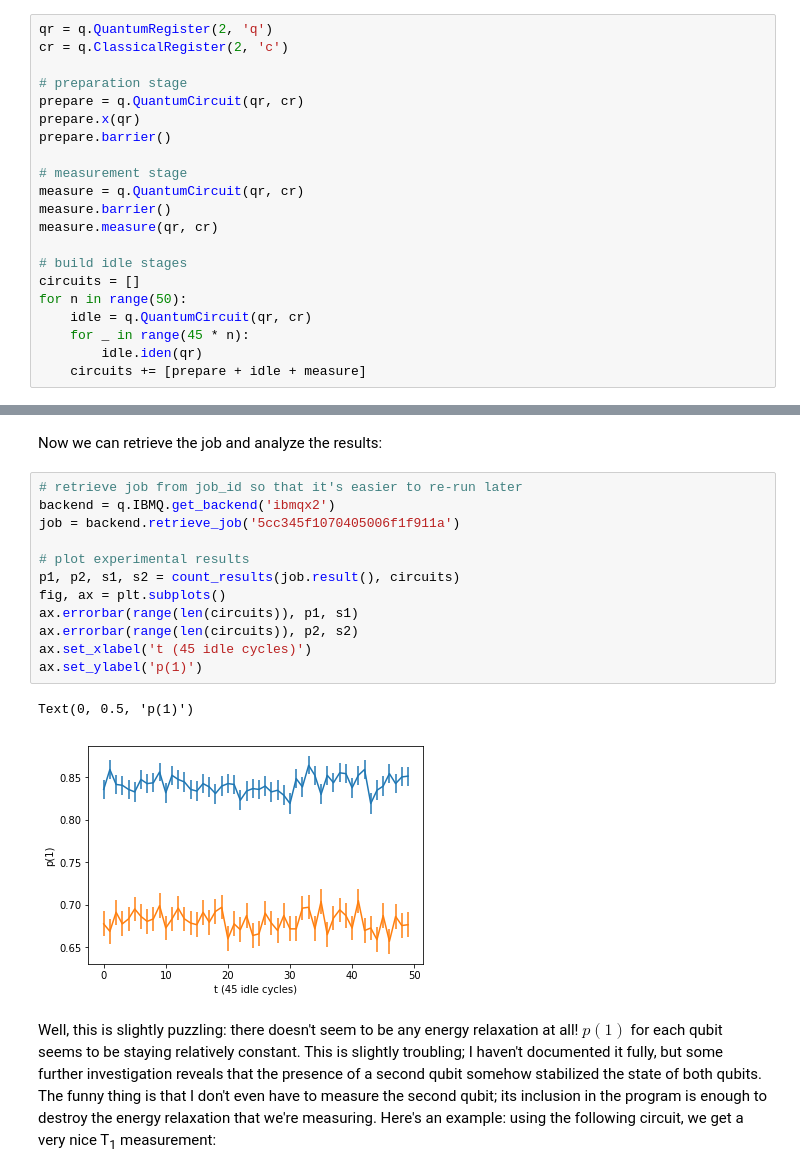
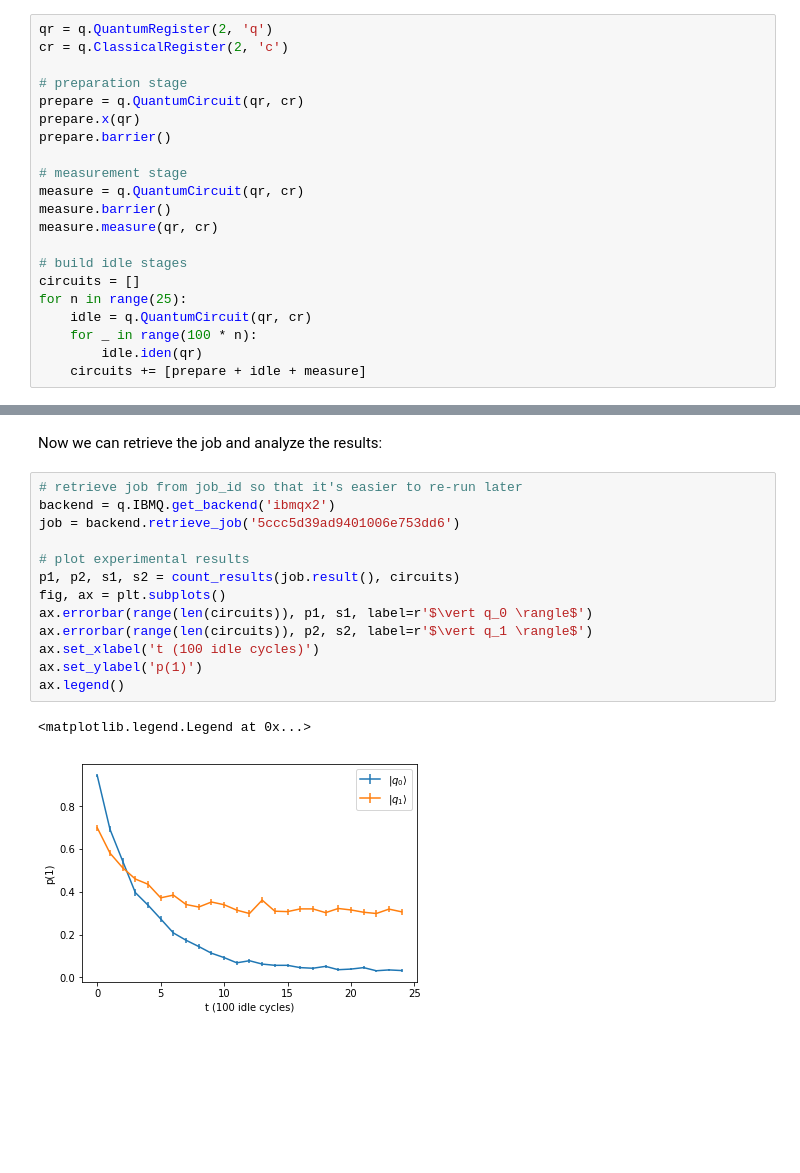
Before and after one commit to air-wreck/mentorship-notebooks, a Jupyter notebook: T1_Variations.ipynb, the cells around one changed output, grey strips where cells are left out. Saved outputs shown, nothing was run; the diff lists cells and outputs as text; blank space fills up the shorter version.

```diff
--- a/T1_Variations.ipynb
+++ b/T1_Variations.ipynb
@@ -32,8 +32,8 @@ measure.measure(qr, cr)
 
 # build idle stages
 circuits = []
-for n in range(50):
+for n in range(25):
     idle = q.QuantumCircuit(qr, cr)
-    for _ in range(45 * n):
+    for _ in range(100 * n):
         idle.iden(qr)
     circuits += [prepare + idle + measure]
@@ -110,17 +97,16 @@ Now we can retrieve the job and analyze the results:
 # %%
 # retrieve job from job_id so that it's easier to re-run later
 backend = q.IBMQ.get_backend('ibmqx2')
-job = backend.retrieve_job('5cc345f1070405006f1f911a')
+job = backend.retrieve_job('5ccc5d39ad9401006e753dd6')
 
 # plot experimental results
 p1, p2, s1, s2 = count_results(job.result(), circuits)
 fig, ax = plt.subplots()
-ax.errorbar(range(len(circuits)), p1, s1)
-ax.errorbar(range(len(circuits)), p2, s2)
-ax.set_xlabel('t (45 idle cycles)')
+ax.errorbar(range(len(circuits)), p1, s1, label=r'$\vert q_0 \rangle$')
+ax.errorbar(range(len(circuits)), p2, s2, label=r'$\vert q_1 \rangle$')
+ax.set_xlabel('t (100 idle cycles)')
 ax.set_ylabel('p(1)')
+ax.legend()
 # %% [output]
-Text(0, 0.5, 'p(1)')
+<matplotlib.legend.Legend at 0x...>
-[figure, old version]
+[figure, new version]
-# %% [markdown]
-Well, this is slightly puzzling: there doesn't seem to be any energy relaxation at all! $p(1)$ for each qubit seems to be staying relatively constant. This is slightly troubling; I haven't documented it fully, but some further investigation reveals that the presence of a second qubit somehow stabilized the state of both qubits. The funny thing is that I don't even have to measure the second qubit; its inclusion in the program is enough to destroy the energy relaxation that we're measuring. Here's an example: using the following circuit, we get a very nice T<sub>1</sub> measurement:
```
Also changed, not shown: parts of 30 cells of this notebook, 3 other files.
